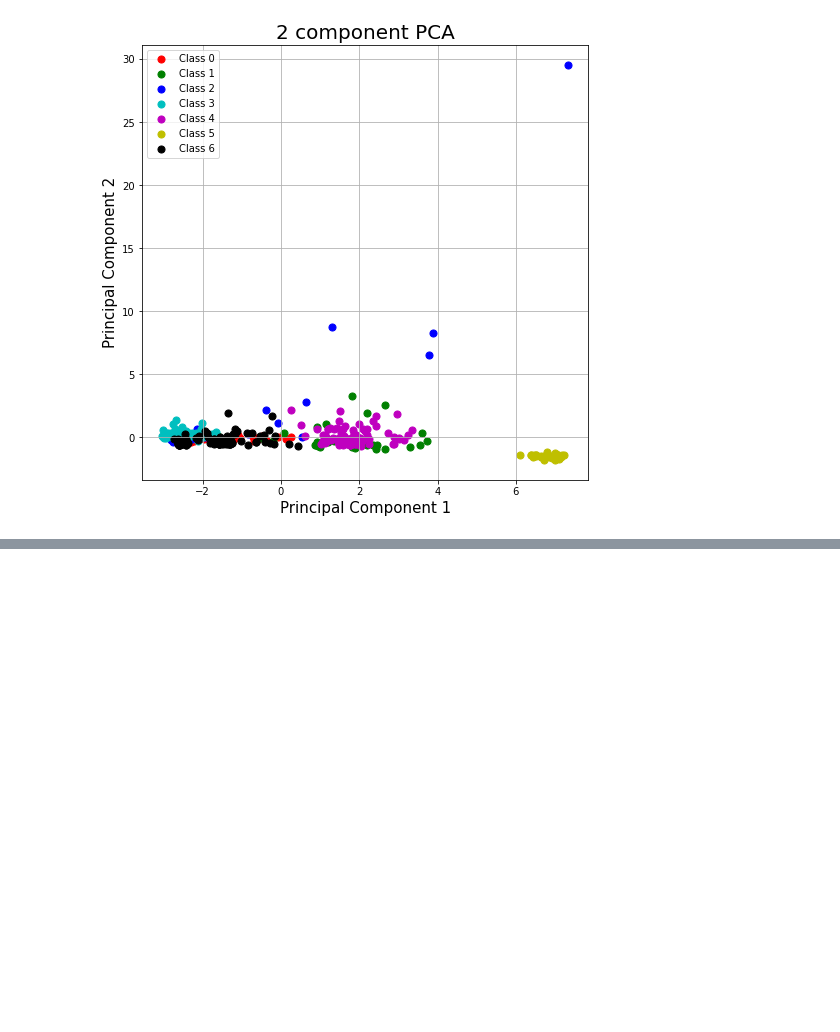
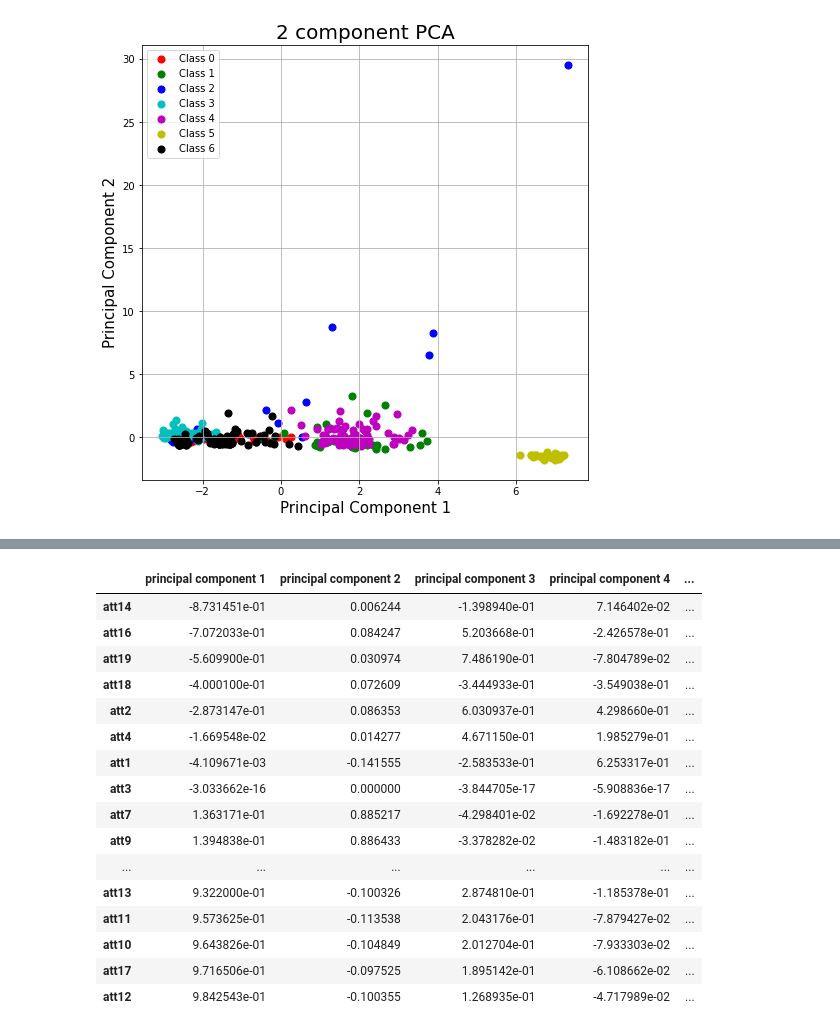
Before and after one commit to OmarGard/DataMining, a Jupyter notebook: PCA.ipynb, the cells around one changed output, grey strips where cells are left out. Saved outputs shown, nothing was run; the diff lists cells and outputs as text; code cells hidden in the pictures; blank space fills up the shorter version.

```diff
--- a/PCA.ipynb
+++ b/PCA.ipynb
@@ -199,0 +240,21 @@ print (pca.explained_variance_ratio_.cumsum())
+# %%
+sorted_loadings = loading_matrix.sort_values(by=pc_names)
+sorted_loadings
+# %% [output]
+|  | principal component 1 | principal component 2 | principal component 3 | principal component 4 | ... |
+| att14 | -8.731451e-01 | 0.006244 | -1.398940e-01 | 7.146402e-02 | ... |
+| att16 | -7.072033e-01 | 0.084247 | 5.203668e-01 | -2.426578e-01 | ... |
+| att19 | -5.609900e-01 | 0.030974 | 7.486190e-01 | -7.804789e-02 | ... |
+| att18 | -4.000100e-01 | 0.072609 | -3.444933e-01 | -3.549038e-01 | ... |
+| att2 | -2.873147e-01 | 0.086353 | 6.030937e-01 | 4.298660e-01 | ... |
+| att4 | -1.669548e-02 | 0.014277 | 4.671150e-01 | 1.985279e-01 | ... |
+| att1 | -4.109671e-03 | -0.141555 | -2.583533e-01 | 6.253317e-01 | ... |
+| att3 | -3.033662e-16 | 0.000000 | -3.844705e-17 | -5.908836e-17 | ... |
+| att7 | 1.363171e-01 | 0.885217 | -4.298401e-02 | -1.692278e-01 | ... |
+| att9 | 1.394838e-01 | 0.886433 | -3.378282e-02 | -1.483182e-01 | ... |
+| ... | ... | ... | ... | ... | ... |
+| att13 | 9.322000e-01 | -0.100326 | 2.874810e-01 | -1.185378e-01 | ... |
+| att11 | 9.573625e-01 | -0.113538 | 2.043176e-01 | -7.879427e-02 | ... |
+| att10 | 9.643826e-01 | -0.104849 | 2.012704e-01 | -7.933303e-02 | ... |
+| att17 | 9.716506e-01 | -0.097525 | 1.895142e-01 | -6.108662e-02 | ... |
+| att12 | 9.842543e-01 | -0.100355 | 1.268935e-01 | -4.717989e-02 | ... |
```
Also changed, not shown: parts of 5 cells of this notebook.
